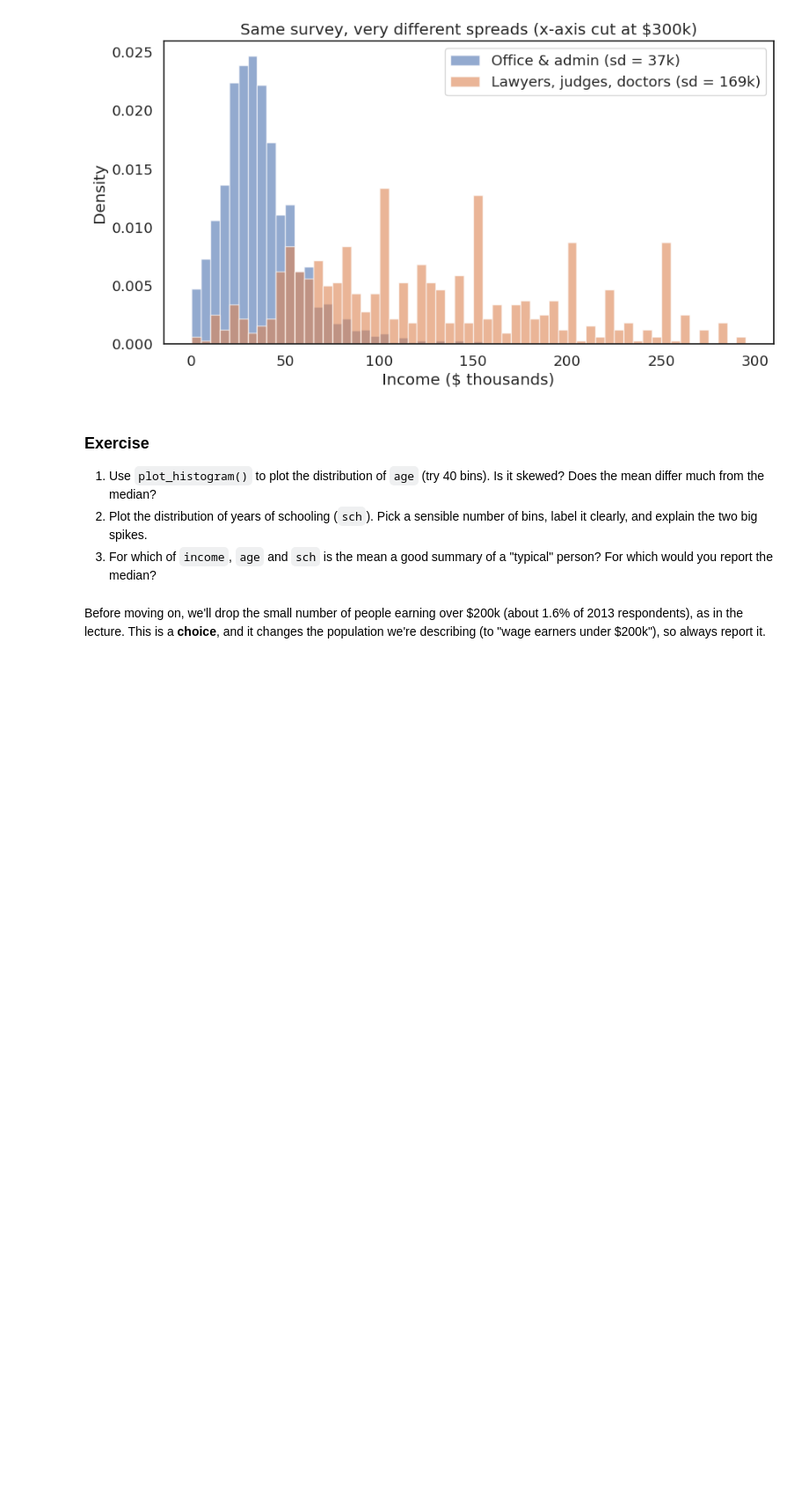
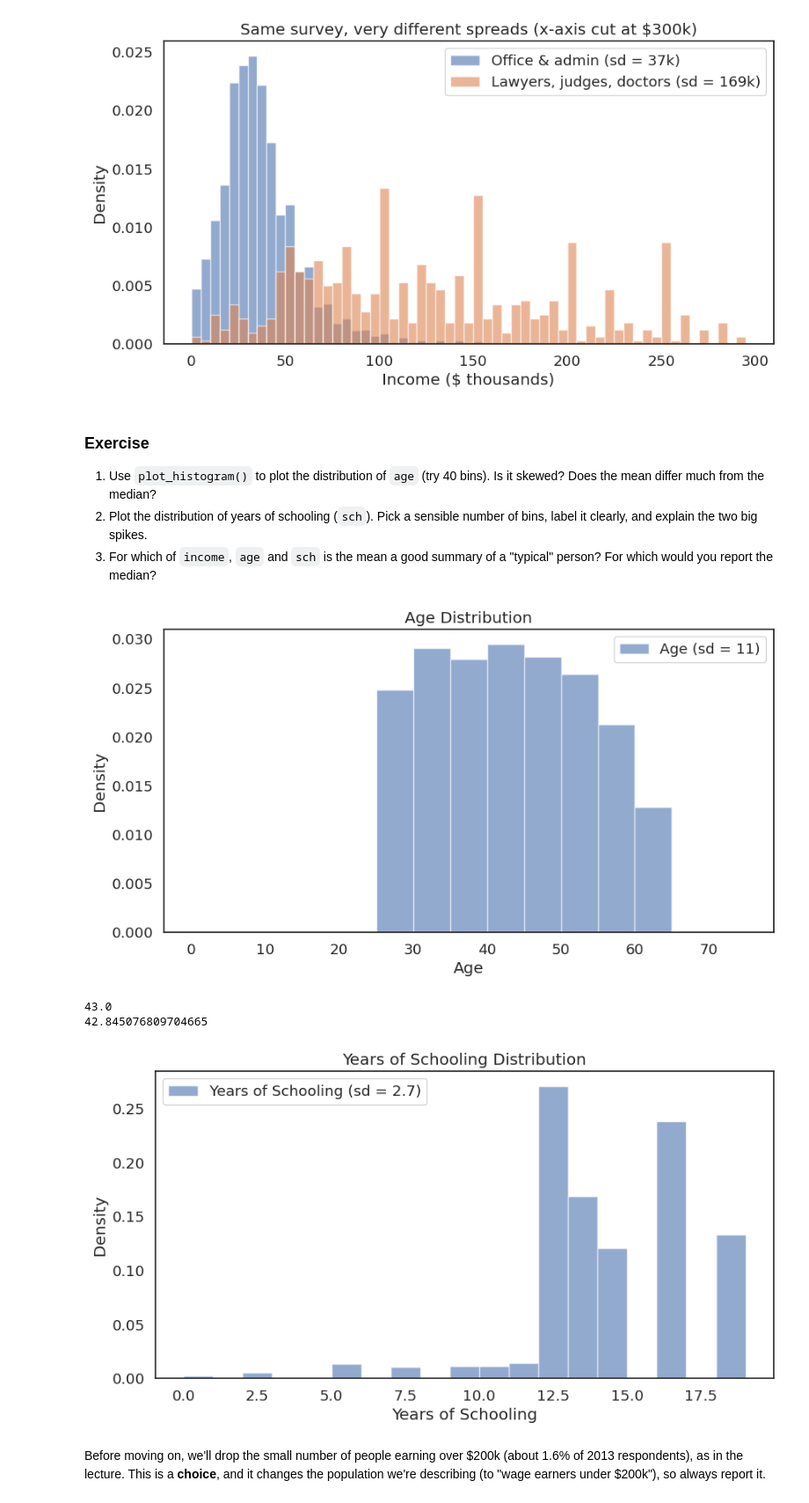
Before and after one commit to nmannbenn-debug/QM2, a Jupyter notebook: notebooks/W05. Distributions and Basic Statistics.ipynb, the cells around one changed output. Shown at 88% size. Cells and saved outputs as stored; diff of their text form; code cells hidden in the pictures; blank space fills up the shorter version.

```diff
--- a/notebooks/W05. Distributions and Basic Statistics.ipynb
+++ b/notebooks/W05. Distributions and Basic Statistics.ipynb
@@ -173,0 +182,10 @@ plt.show()
+# %%
+# your code here
+for col in ["occupation"]:
+    df[col] = df[col].astype("category")
+
+df["occupation"].describe()
+
+#most common occupation is not described by categories of census... therefore we do not know the single, most popular occupation
+
+#21486/52923 is roughly 41% of 2013 respondents, analysis will be inaccurate if such a large population, with a trend, is dropped. it will skew unfairly high
@@ -278,3 +312,34 @@ plt.legend(); plt.show()
+# %%
+# your code here
+#1 mean and median are quite similar...slightly left-skewed?
+
+c = df["age"]
+
+bins = np.arange(0, 80, 5)
+plt.hist(c, bins=bins, density=True, alpha=0.6, label=f"Age (sd = {c.std():.0f})")
+plt.xlabel("Age"); plt.ylabel("Density")
+plt.title("Age Distribution")
+plt.legend(); plt.show()
+
+print(c.median())
+print(c.mean())
+
+#2 two peaks are likely end of high school and end of undergraduate degree
+
+d = df["sch"]
+
+bins = np.arange(0, 20, 1)
+plt.hist(d, bins=bins, density=True, alpha=0.6, label=f"Years of Schooling (sd = {d.std():.1f})")
+plt.xlabel("Years of Schooling"); plt.ylabel("Density")
+plt.title("Years of Schooling Distribution")
+plt.legend(); plt.show()
+
+#3 mean is useful for income and sch, but median is more useful for age depending on how this information was gathered (could be categorical/ranges of age) and more useful
+# %% [output]
+[figure, added]
+43.0
+42.845076809704665
+[figure, added]
 # %%
 # your code here
 # %% [markdown]
```
Also changed, not shown: parts of 15 cells of this notebook.
